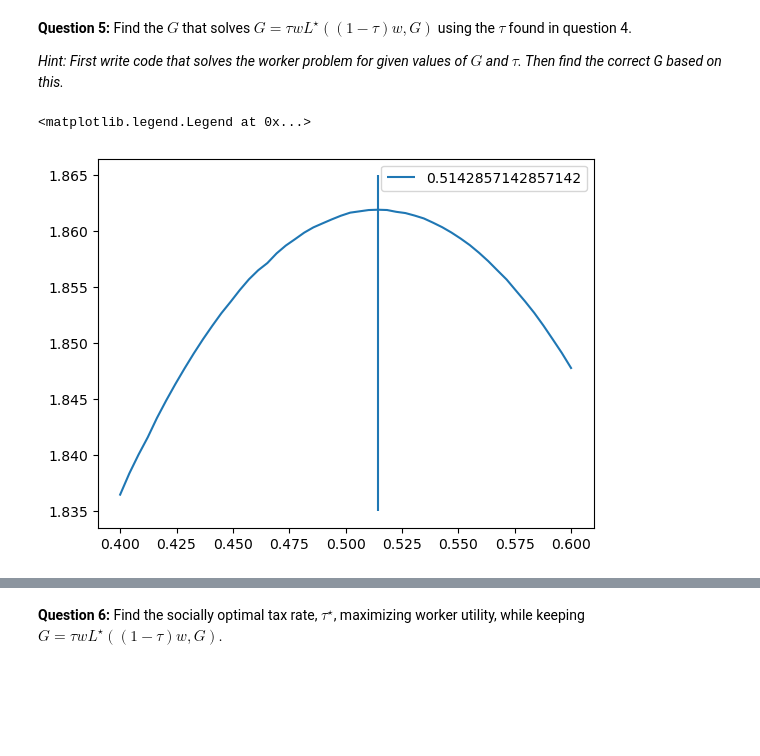
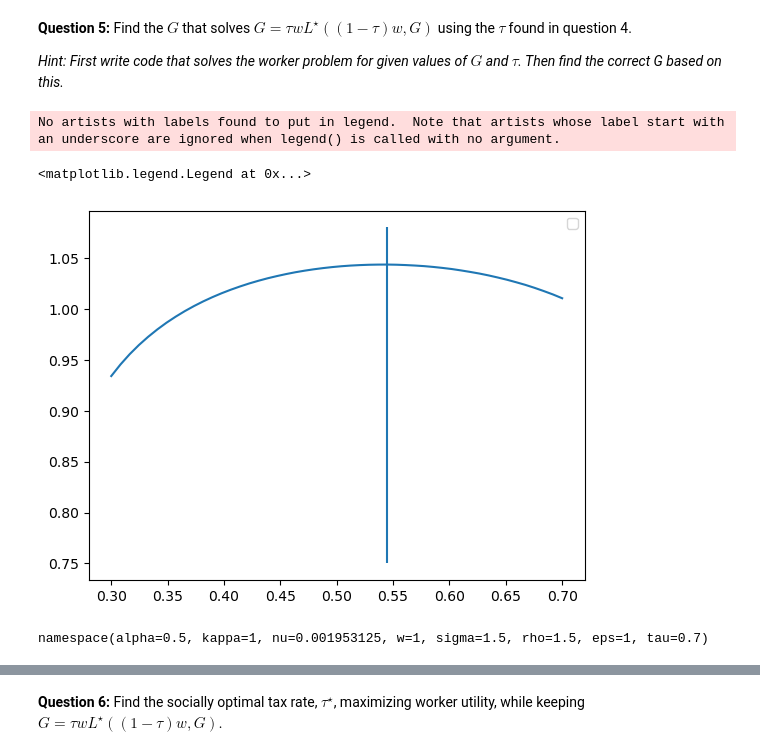
Before and after one commit to NumEconCopenhagen/projects-2023-scb, a Jupyter notebook: exam/problem_1_carl.ipynb, the cells around one changed output, grey strips where cells are left out. Cells and saved outputs as stored; diff of their text form; code cells hidden in the pictures; blank space fills up the shorter version.

Commit message:
nice laffer curve ;)

```diff
--- a/exam/problem_1_carl.ipynb
+++ b/exam/problem_1_carl.ipynb
@@ -278,29 +279,38 @@ Questions 5 and 6 must be answered with the general formulation, and for 2 diffe
 
 *Hint: First write code that solves the worker problem for given values of $G$ and $\tau$. Then find the correct G based on this.*
 # %%
-bl.sigma = 1.001
-bl.rho = 1.001
+bl = SimpleNamespace()
+bl.alpha = 0.5
+bl.kappa = 1
+bl.nu = 1/(2*16**2)
+bl.w = 1
+bl.sigma = 1.5
+bl.rho = 1.5
 bl.eps = 1
 bl.w =  1
-tau_grid, L_vec, G_vec, V_vec = iterate_over_tau(bl)
-argmax_index = np.argmax((np.nan_to_num(V_vec)))
-tau_opt  = tau_grid[argmax_index]
-G_list = np.linspace(1e-8, 15, 200)
 
-def Nu_given_G_and_tau(bl, L, tau_opt, G):
-    bl.tau = tau_opt
-    C = bl.kappa + (1-bl.tau)*bl.w*L
-    elast1 = (bl.sigma-1)/bl.sigma
-    elast2 = bl.sigma/(1-bl.sigma)
-    disutility = -bl.nu*(L**(1+bl.eps)/(1+bl.eps))
-    return (((((bl.alpha*C**elast1+(1-bl.alpha)*G**elast1)**elast2)**(1-bl.rho))-1)/(1-bl.rho)) - disutility
+G_list = np.linspace(1e-8, 24, 200)
+
+def disutil(bl, L):
+    return bl.nu*((L**(1+bl.eps))/(1+bl.eps))
+def C(bl, L):
+    return bl.kappa + (1-bl.tau)*bl.w*L
+
+def util(bl, L, tau, G):
+    elast = ((bl.sigma-1)/bl.sigma)
+    elast2 = (bl.sigma/(bl.sigma-1))
+    return (((bl.alpha*C(bl,L)**elast
+              + ((1-bl.alpha)*G**elast))**(elast2))**(1-bl.rho)-1)/(1-bl.rho)
+def vfunc(bl, L, tau, G):
+    bl.tau = tau
+    return util(bl, L, tau, G) - disutil(bl, L)
 
 def sol_L_given_G(bl, tau_opt, G_list):
     Ls = [None]*len(G_list)
     Vs = [None]*len(G_list)
 
     for i, G in enumerate(G_list):
-        obj = lambda L: Nu_given_G_and_tau(bl, L, tau_opt, G)
+        obj = lambda L: -vfunc(bl, L, tau_opt, G)
         bnds = ((1e-2, 24),)
         if i > 0:
             x0 = Ls[i-1]
@@ -317,7 +327,7 @@ Ls = sol_L_given_G(bl, tau_opt, G_list)
 # %%
 # calculate dif
 Vslist = list()
-for tau_opt in np.linspace(0.4, 0.6,50):
+for tau_opt in np.linspace(0.1, 0.7, 50):
     Ls, Vs = sol_L_given_G(bl, tau_opt, G_list)
     dif = []
     for i,x in zip(Ls, G_list):
@@ -332,13 +342,18 @@ for tau_opt in np.linspace(0.4, 0.6,50):
     Vslist.append(Vs_grid([solution.x]))
 # %%
 fig, ax = plt.subplots(1,1)
-taus = np.linspace(0.4, 0.6,50)
+taus = np.linspace(0.3,0.7,50)
 ax.plot(taus, Vslist)
-ax.vlines(taus[np.argmax(Vslist)], ymin=1.835,ymax=1.865, label=f"{taus[np.argmax(Vslist)]}" )
+ax.vlines(taus[np.argmax(Vslist)], ymin=0.75,ymax=1.08)
 ax.legend()
 # %% [output]
-<matplotlib.legend.Legend at 0x...>
+No artists with labels found to put in legend.  Note that artists whose label start with an underscore are ignored when legend() is called with no argument.
+<matplotlib.legend.Legend at 0x...>
-[figure, old version]
+[figure, new version]
+# %%
+print(bl)
+# %% [output]
+namespace(alpha=0.5, kappa=1, nu=0.001953125, w=1, sigma=1.5, rho=1.5, eps=1, tau=0.7)
 # %%
 G_list[np.argmin(np.abs(dif))]
 fig, ax = plt.subplots(1,1)
```
Also changed, not shown: parts of 16 cells of this notebook.
